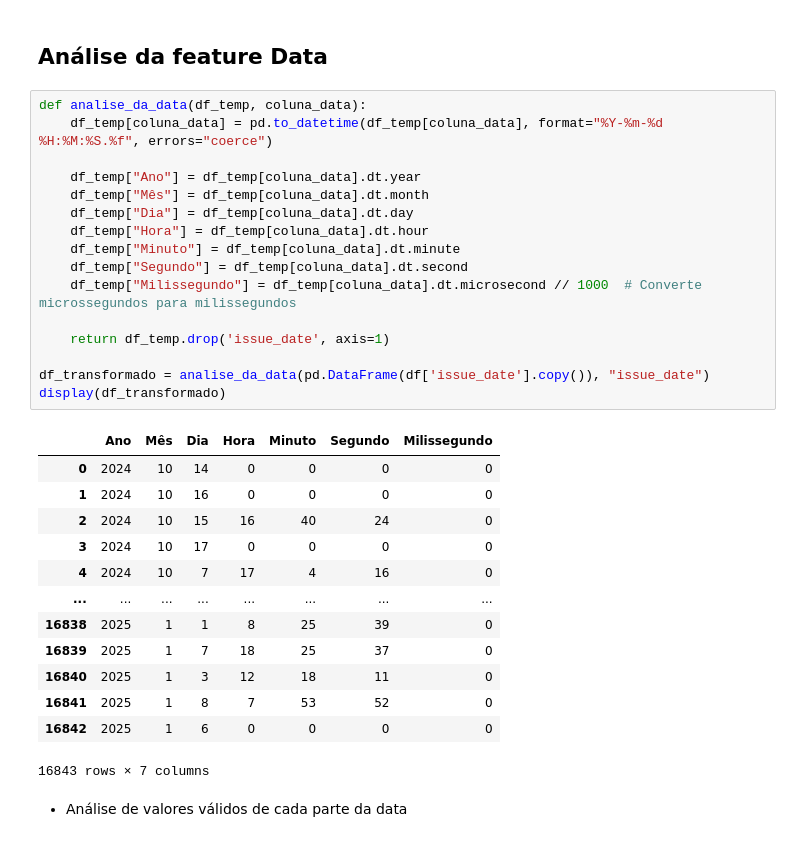
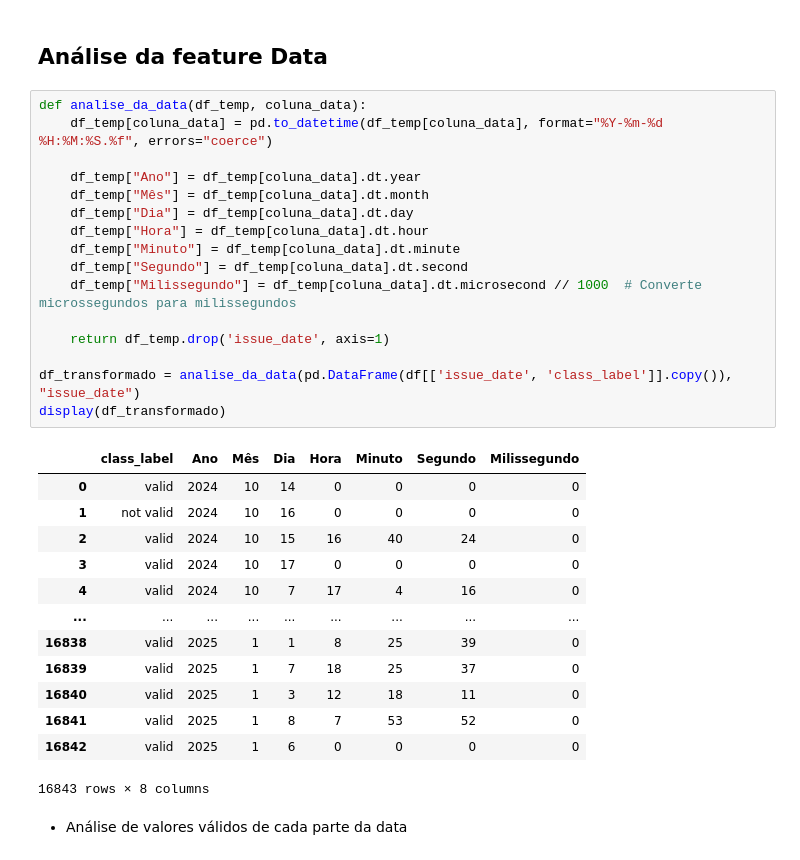
Before and after one commit to augustces/DeteccaoDeNotasFiscaisInvalidas, a Jupyter notebook: notebook/Detecção de Impostos Invalidos.ipynb, the cells around one changed output. Drawn from its saved outputs; the diff is of its cells as text.

```diff
--- a/notebook/Detecção de Impostos Invalidos.ipynb
+++ b/notebook/Detecção de Impostos Invalidos.ipynb
@@ -257,33 +257,33 @@ for col in num_cols:
 # %%
 def analise_da_data(df_temp, coluna_data):
     df_temp[coluna_data] = pd.to_datetime(df_temp[coluna_data], format="%Y-%m-%d %H:%M:%S.%f", errors="coerce")
 
     df_temp["Ano"] = df_temp[coluna_data].dt.year
     df_temp["Mês"] = df_temp[coluna_data].dt.month
     df_temp["Dia"] = df_temp[coluna_data].dt.day
     df_temp["Hora"] = df_temp[coluna_data].dt.hour
     df_temp["Minuto"] = df_temp[coluna_data].dt.minute
     df_temp["Segundo"] = df_temp[coluna_data].dt.second
     df_temp["Milissegundo"] = df_temp[coluna_data].dt.microsecond // 1000  # Converte microssegundos para milissegundos
 
     return df_temp.drop('issue_date', axis=1)
 
-df_transformado = analise_da_data(pd.DataFrame(df['issue_date'].copy()), "issue_date")
+df_transformado = analise_da_data(pd.DataFrame(df[['issue_date', 'class_label']].copy()), "issue_date")
 display(df_transformado)
 # %% [output]
-|  | Ano | Mês | Dia | Hora | Minuto | Segundo | Milissegundo |
-| 0 | 2024 | 10 | 14 | 0 | 0 | 0 | 0 |
-| 1 | 2024 | 10 | 16 | 0 | 0 | 0 | 0 |
-| 2 | 2024 | 10 | 15 | 16 | 40 | 24 | 0 |
-| 3 | 2024 | 10 | 17 | 0 | 0 | 0 | 0 |
-| 4 | 2024 | 10 | 7 | 17 | 4 | 16 | 0 |
-| ... | ... | ... | ... | ... | ... | ... | ... |
-| 16838 | 2025 | 1 | 1 | 8 | 25 | 39 | 0 |
-| 16839 | 2025 | 1 | 7 | 18 | 25 | 37 | 0 |
-| 16840 | 2025 | 1 | 3 | 12 | 18 | 11 | 0 |
-| 16841 | 2025 | 1 | 8 | 7 | 53 | 52 | 0 |
-| 16842 | 2025 | 1 | 6 | 0 | 0 | 0 | 0 |
+|  | class_label | Ano | Mês | Dia | Hora | Minuto | Segundo | Milissegundo |
+| 0 | valid | 2024 | 10 | 14 | 0 | 0 | 0 | 0 |
+| 1 | not valid | 2024 | 10 | 16 | 0 | 0 | 0 | 0 |
+| 2 | valid | 2024 | 10 | 15 | 16 | 40 | 24 | 0 |
+| 3 | valid | 2024 | 10 | 17 | 0 | 0 | 0 | 0 |
+| 4 | valid | 2024 | 10 | 7 | 17 | 4 | 16 | 0 |
+| ... | ... | ... | ... | ... | ... | ... | ... | ... |
+| 16838 | valid | 2025 | 1 | 1 | 8 | 25 | 39 | 0 |
+| 16839 | valid | 2025 | 1 | 7 | 18 | 25 | 37 | 0 |
+| 16840 | valid | 2025 | 1 | 3 | 12 | 18 | 11 | 0 |
+| 16841 | valid | 2025 | 1 | 8 | 7 | 53 | 52 | 0 |
+| 16842 | valid | 2025 | 1 | 6 | 0 | 0 | 0 | 0 |
-16843 rows × 7 columns
+16843 rows × 8 columns
 # %% [markdown]
 - Análise de valores válidos de cada parte da data
 # %%
```
Also changed, not shown: parts of 3 cells of this notebook, 2 other files.
